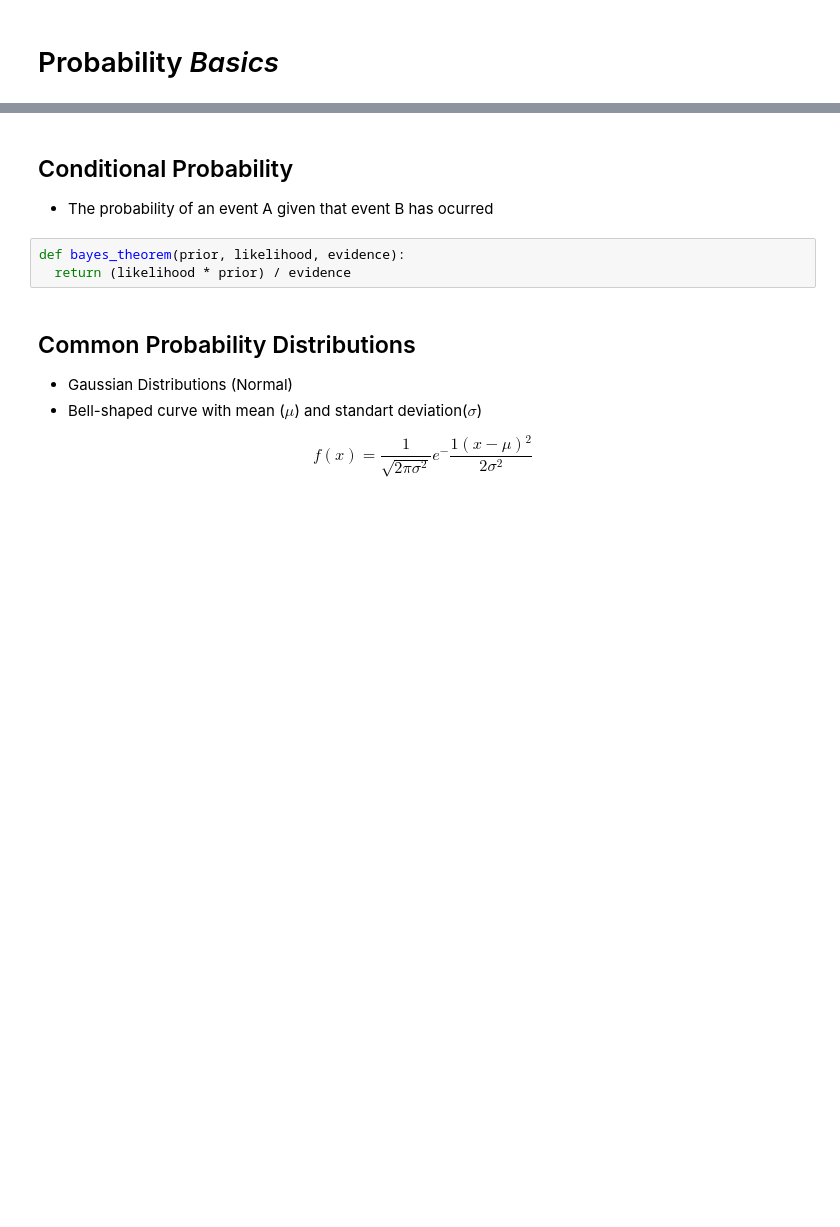
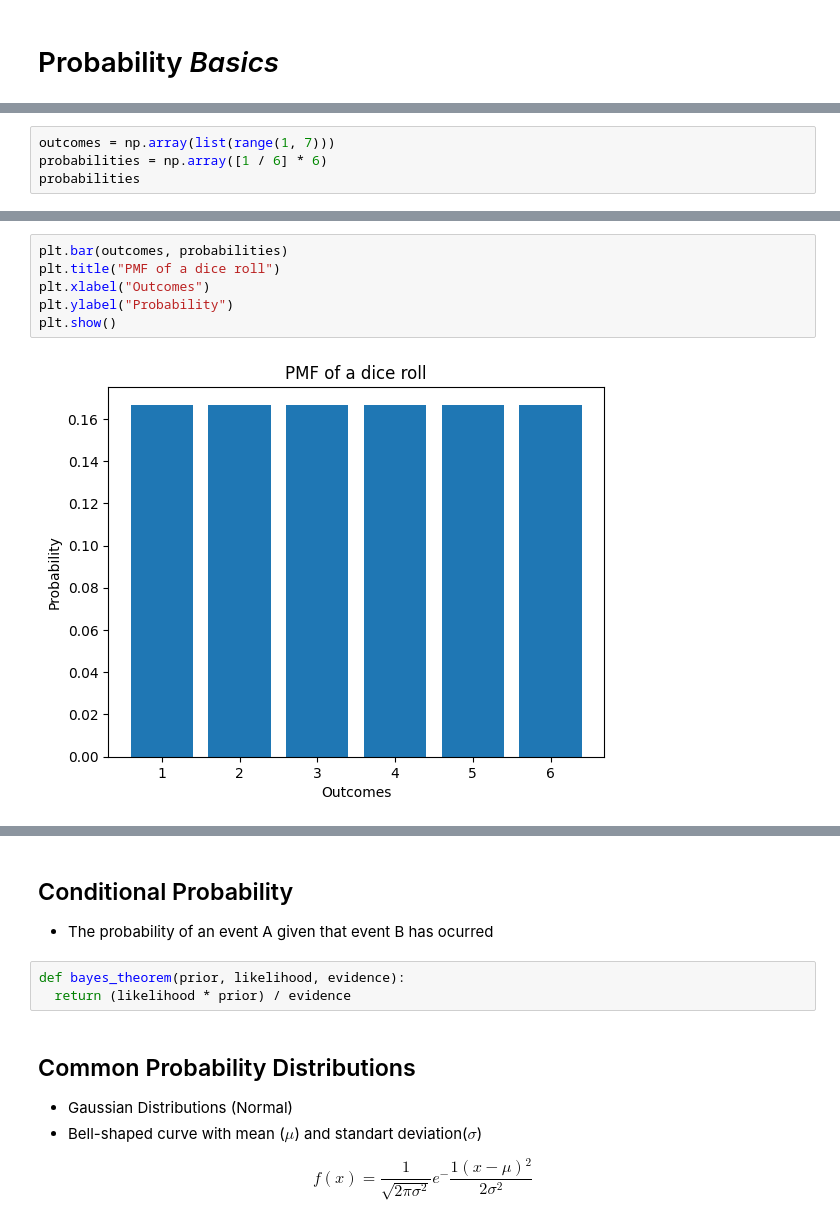
Before and after one commit to CoffeJeanCode/learning-ml, a Jupyter notebook: python-for-ml/Probability.ipynb, the cells around one changed output, grey strips where cells are left out. Drawn from its saved outputs; the diff is of its cells as text; blank space fills up the shorter version.

Commit message:
lesson(python): probability basic concepts

```diff
--- a/python-for-ml/Probability.ipynb
+++ b/python-for-ml/Probability.ipynb
@@ -6,0 +52,4 @@ import matplotlib.pyplot as plt
+# %%
+outcomes = np.array(list(range(1, 7)))
+probabilities = np.array([1 / 6] * 6)
+probabilities
@@ -6,0 +82,8 @@ import matplotlib.pyplot as plt
+# %%
+plt.bar(outcomes, probabilities)
+plt.title("PMF of a dice roll")
+plt.xlabel("Outcomes")
+plt.ylabel("Probability")
+plt.show()
+# %% [output]
+[figure, added]
```
Also changed, not shown: parts of 12 cells of this notebook.
